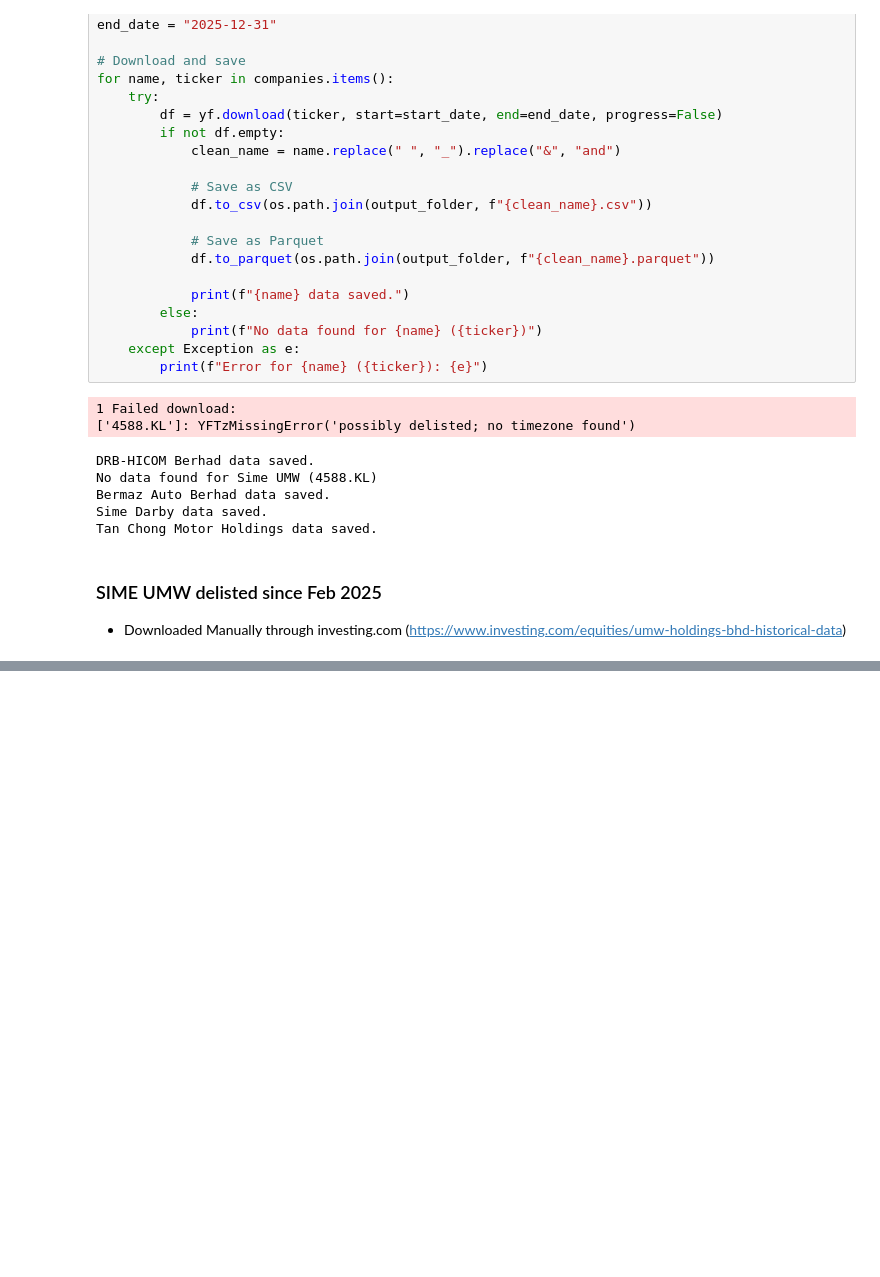
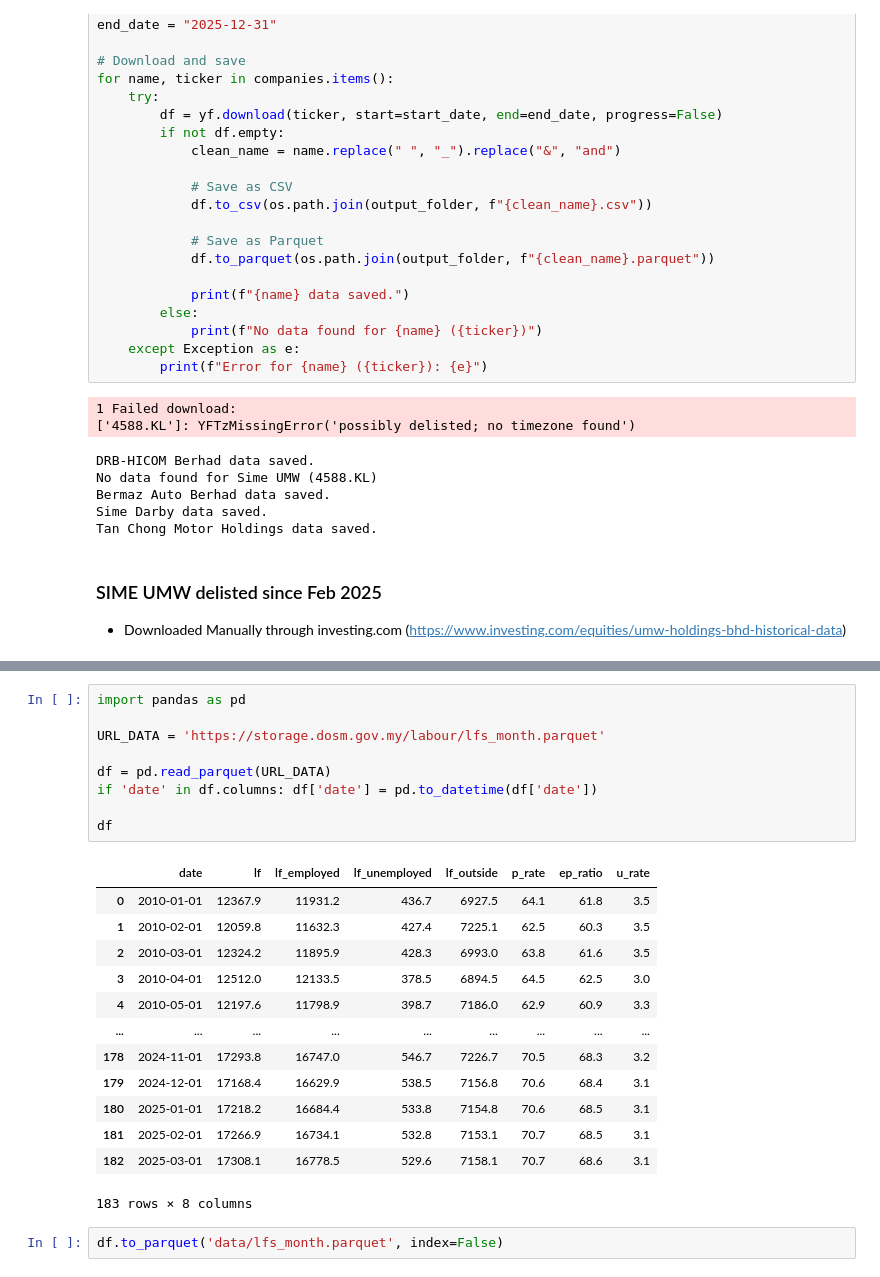
Before and after one commit to yejui626/automotive-bursa, a Jupyter notebook: data-extraction.ipynb, the cells around one changed output, grey strips where cells are left out. Drawn from its saved outputs; the diff is of its cells as text; blank space fills up the shorter version.

Commit message:
feat(data-preprocessing): - Added extra macroeconomic indicator extraction - Added data preparation for vehicles count, macro ind to be merged with company data

```diff
--- a/data-extraction.ipynb
+++ b/data-extraction.ipynb
@@ -184,0 +202,25 @@ Tan Chong Motor Holdings data saved.
+# %%
+import pandas as pd
+
+URL_DATA = 'https://storage.dosm.gov.my/labour/lfs_month.parquet'
+
+df = pd.read_parquet(URL_DATA)
+if 'date' in df.columns: df['date'] = pd.to_datetime(df['date'])
+
+df
+# %% [output]
+|  | date | lf | lf_employed | lf_unemployed | lf_outside | p_rate | ep_ratio | u_rate |
+| 0 | 2010-01-01 | 12367.9 | 11931.2 | 436.7 | 6927.5 | 64.1 | 61.8 | 3.5 |
+| 1 | 2010-02-01 | 12059.8 | 11632.3 | 427.4 | 7225.1 | 62.5 | 60.3 | 3.5 |
+| 2 | 2010-03-01 | 12324.2 | 11895.9 | 428.3 | 6993.0 | 63.8 | 61.6 | 3.5 |
+| 3 | 2010-04-01 | 12512.0 | 12133.5 | 378.5 | 6894.5 | 64.5 | 62.5 | 3.0 |
+| 4 | 2010-05-01 | 12197.6 | 11798.9 | 398.7 | 7186.0 | 62.9 | 60.9 | 3.3 |
+| ... | ... | ... | ... | ... | ... | ... | ... | ... |
+| 178 | 2024-11-01 | 17293.8 | 16747.0 | 546.7 | 7226.7 | 70.5 | 68.3 | 3.2 |
+| 179 | 2024-12-01 | 17168.4 | 16629.9 | 538.5 | 7156.8 | 70.6 | 68.4 | 3.1 |
+| 180 | 2025-01-01 | 17218.2 | 16684.4 | 533.8 | 7154.8 | 70.6 | 68.5 | 3.1 |
+| 181 | 2025-02-01 | 17266.9 | 16734.1 | 532.8 | 7153.1 | 70.7 | 68.5 | 3.1 |
+| 182 | 2025-03-01 | 17308.1 | 16778.5 | 529.6 | 7158.1 | 70.7 | 68.6 | 3.1 |
+183 rows × 8 columns
+# %%
+df.to_parquet('data/lfs_month.parquet', index=False)
```
Also changed, not shown: parts of 11 cells of this notebook, 29 other files.
